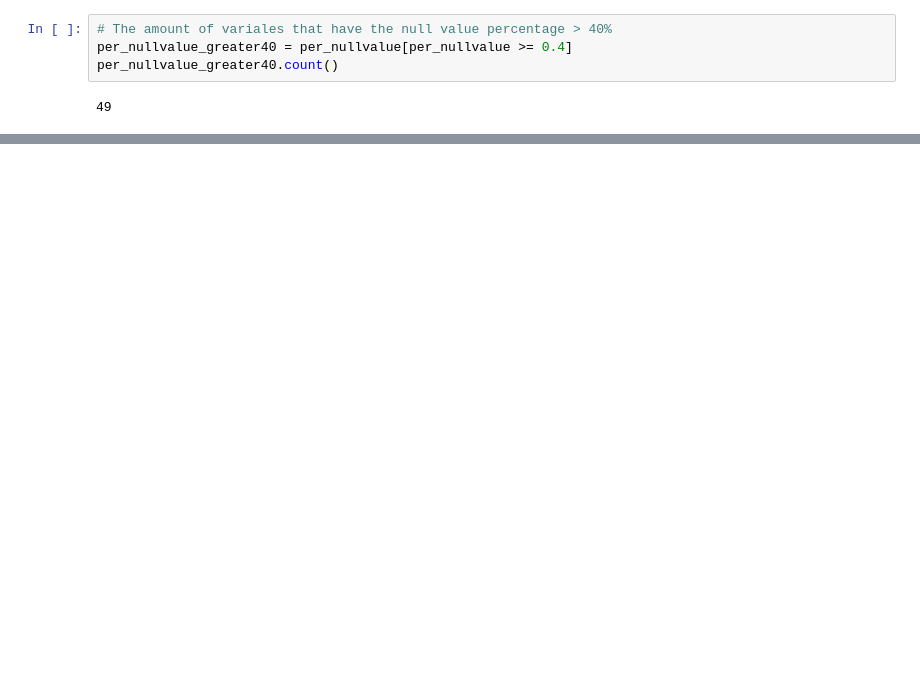
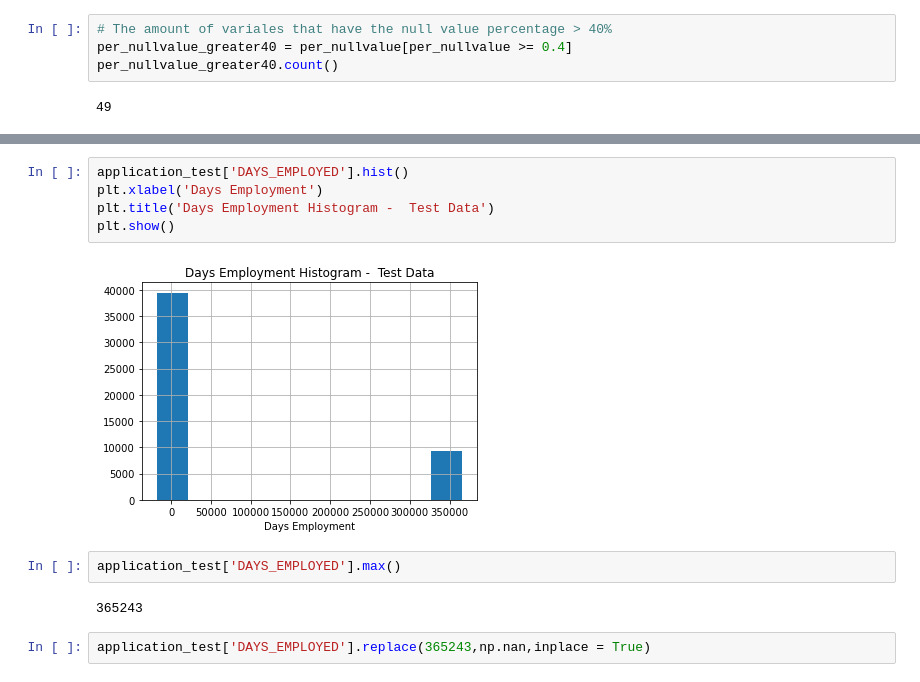
Before and after one commit to ytran71/ProgrammingProject_FinanceData, a Jupyter notebook: Explore_application_train.ipynb, the cells around one changed output, grey strips where cells are left out. Saved outputs shown, nothing was run; the diff lists cells and outputs as text; blank space fills up the shorter version.

```diff
--- a/Explore_application_train.ipynb
+++ b/Explore_application_train.ipynb
@@ -354,0 +398,13 @@ new_application_train = new_application_train.drop(columns = ["DAYS_BIRTH","DAYS
+# %%
+application_test['DAYS_EMPLOYED'].hist()
+plt.xlabel('Days Employment')
+plt.title('Days Employment Histogram -  Test Data')
+plt.show()
+# %% [output]
+[figure, added]
+# %%
+application_test['DAYS_EMPLOYED'].max()
+# %% [output]
+365243
+# %%
+application_test['DAYS_EMPLOYED'].replace(365243,np.nan,inplace = True)
```
Also changed, not shown: parts of 94 cells of this notebook, 1 other file.
